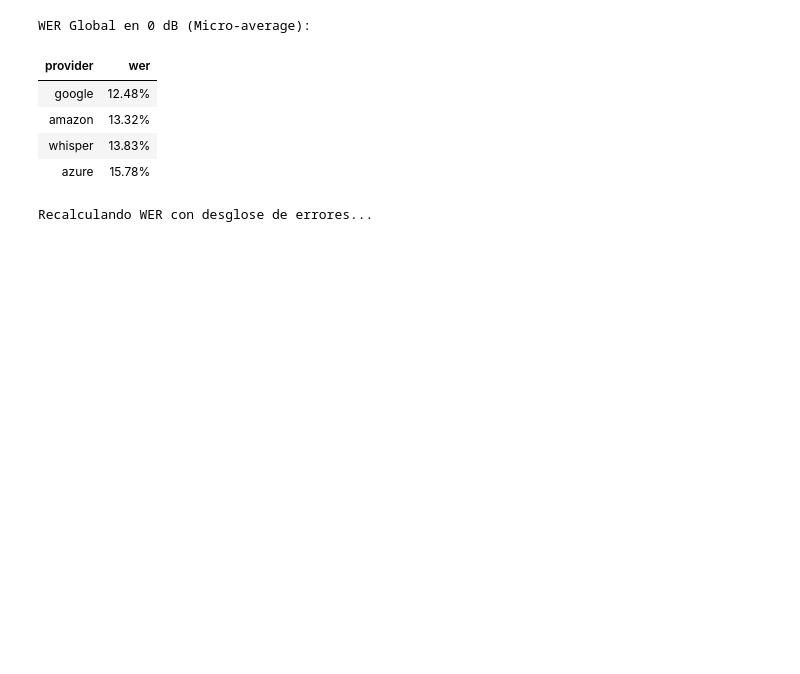
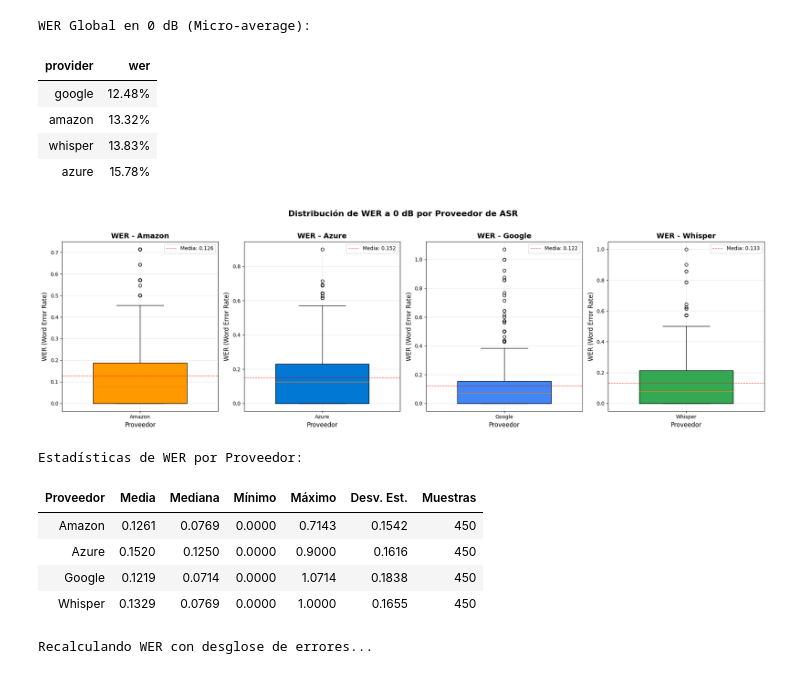
Before and after one commit to agomezb/ASR-Comparative, a Jupyter notebook: 2_wer.ipynb, the cells around one changed output. Drawn from its saved outputs; the diff is of its cells as text; code cells hidden in the pictures; blank space fills up the shorter version.

```diff
--- a/2_wer.ipynb
+++ b/2_wer.ipynb
@@ -173,6 +234,40 @@ WER Global en 0 dB (Micro-average):
 | amazon | 13.32% |
 | whisper | 13.83% |
 | azure | 15.78% |
+# %%
+# --- Gráfico de caja: Distribución de WER a 0 dB ---
+import sys
+import os
+sys.path.append(os.getcwd())
+from tools.wer_analysis import WERAnalyzer, WERVisualizer
+
+if 'df_wer' in locals():
+    # 1. Instanciar Analizador y filtrar por 0 dB
+    analyzer = WERAnalyzer(df_wer)
+    df_0db = analyzer.filter_by_snr('0dB')
+
+    if not df_0db.empty:
+        # 2. Visualizar Boxplot para 0 dB
+        visualizer = WERVisualizer()
+        stats_df = visualizer.plot_wer_boxplot(
+            df_0db,
+            title='Distribución de WER a 0 dB por Proveedor de ASR',
+            show_stats=True
+        )
+        if stats_df is not None:
+            display(stats_df)
+    else:
+        print("No se encontraron datos para el nivel de ruido '0dB'.")
+else:
+    print("Error: 'df_wer' no está definido. Asegúrate de ejecutar las celdas anteriores.")
+# %% [output]
+[figure, added]
+Estadísticas de WER por Proveedor:
+| Proveedor | Media | Mediana | Mínimo | Máximo | Desv. Est. | Muestras |
+| Amazon | 0.1261 | 0.0769 | 0.0000 | 0.7143 | 0.1542 | 450 |
+| Azure | 0.1520 | 0.1250 | 0.0000 | 0.9000 | 0.1616 | 450 |
+| Google | 0.1219 | 0.0714 | 0.0000 | 1.0714 | 0.1838 | 450 |
+| Whisper | 0.1329 | 0.0769 | 0.0000 | 1.0000 | 0.1655 | 450 |
 # %%
 import matplotlib.pyplot as plt
 import pandas as pd
```
Also changed, not shown: parts of 2 cells of this notebook.
